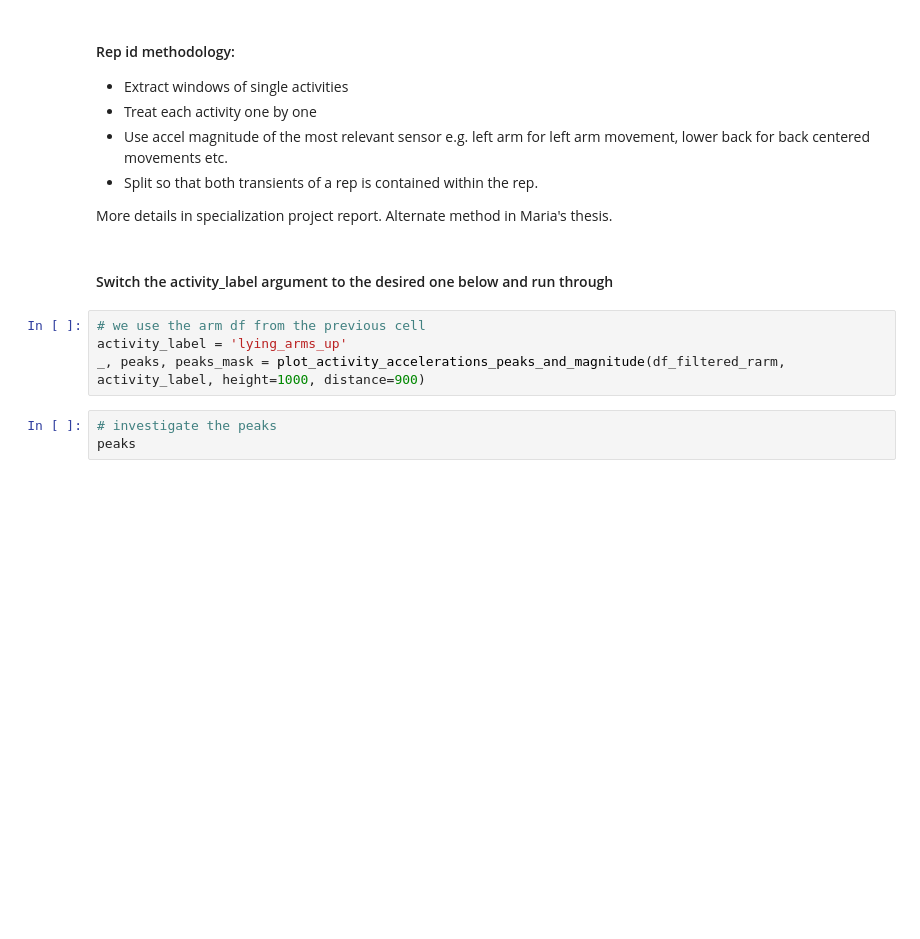
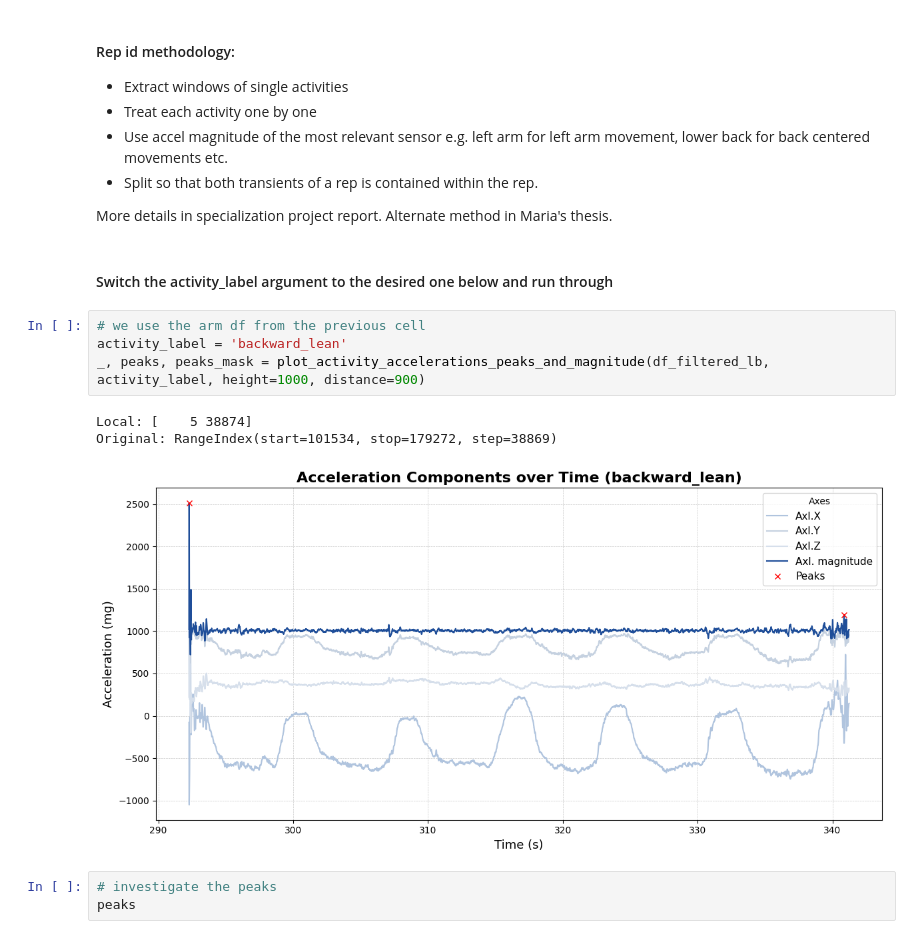
Before and after one commit to johanneloet/MasterV26, a Jupyter notebook: labeling_pipeline.ipynb, the cells around one changed output. Drawn from its saved outputs; the diff is of its cells as text; blank space fills up the shorter version.

```diff
--- a/labeling_pipeline.ipynb
+++ b/labeling_pipeline.ipynb
@@ -500,8 +500,12 @@ More details in specialization project report. Alternate method in Maria's thesi
 #### Switch the activity_label argument to the desired one below and run through
 # %%
 # we use the arm df from the previous cell
-activity_label = 'lying_arms_up'
-_, peaks, peaks_mask = plot_activity_accelerations_peaks_and_magnitude(df_filtered_rarm, activity_label, height=1000, distance=900)
+activity_label = 'backward_lean'
+_, peaks, peaks_mask = plot_activity_accelerations_peaks_and_magnitude(df_filtered_lb, activity_label, height=1000, distance=900)
+# %% [output]
+Local: [    5 38874]
+Original: RangeIndex(start=101534, stop=179272, step=38869)
+[figure, added]
 # %%
 # investigate the peaks
 peaks
```
Also changed, not shown: parts of 8 cells of this notebook, 3 other files.
